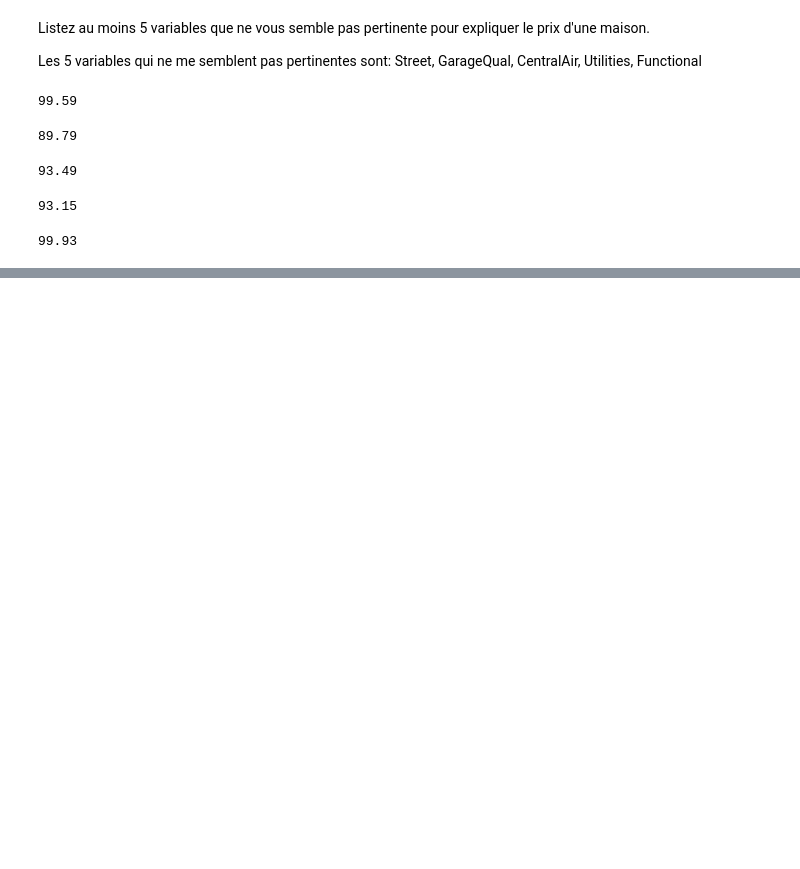
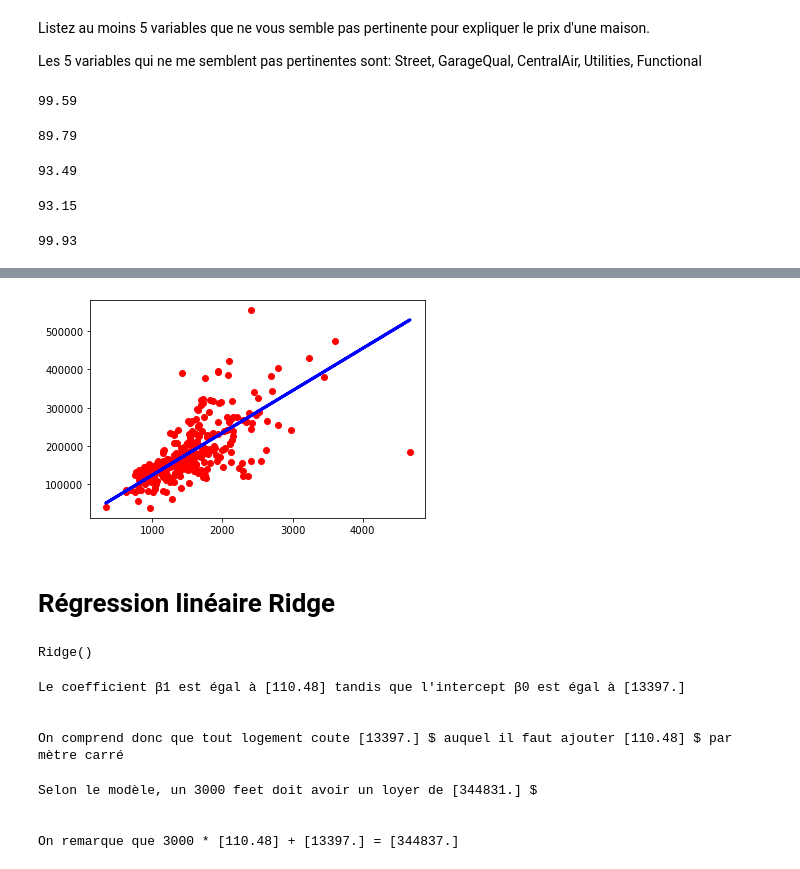
Before and after one commit to camillesauer/eda_maison, a Jupyter notebook: eda_maison.ipynb, the cells around one changed output, grey strips where cells are left out. Drawn from its saved outputs; the diff is of its cells as text; code cells hidden in the pictures; blank space fills up the shorter version.

```diff
--- a/eda_maison.ipynb
+++ b/eda_maison.ipynb
@@ -290,0 +393,10 @@ print(e)
+# %%
+# Plot outputs
+plt.scatter(xtest, ytest,  color='red')
+plt.plot(xtest, ytestpred, color='blue', linewidth=3)
+
+plt.show()
+# %% [output]
+[figure, added]
+# %% [markdown]
+# Régression linéaire Ridge
@@ -290,0 +409,34 @@ print(e)
+# %%
+model.fit(xtrain, ytrain)
+# %% [output]
+Ridge()
+# %%
+print("Le coefficient β1 est égal à {} tandis que l'intercept β0 est égal à {}"
+      .format(np.round(regr.coef_[0],2),np.round(regr.intercept_)))
+
+print("\n")
+
+print("On comprend donc que tout logement coute {} $ auquel il faut ajouter {} $ par mètre carré"
+     .format(np.round(regr.intercept_),np.round(regr.coef_[0],2)))
+# %% [output]
+Le coefficient β1 est égal à [110.48] tandis que l'intercept β0 est égal à [13397.]
+
+
+On comprend donc que tout logement coute [13397.] $ auquel il faut ajouter [110.48] $ par mètre carré
+# %%
+x_to_predict = 3000
+x_df =  pd.DataFrame({'surface': [x_to_predict]})
+
+print("Selon le modèle, un {} feet doit avoir un loyer de {} $"
+      .format(x_to_predict, np.round(regr.predict(x_df)[0])))
+
+print("\n")
+
+print ("On remarque que {} * {} + {} = {}"
+       .format(x_to_predict,np.round(regr.coef_[0],2),np.round(regr.intercept_),
+               x_to_predict*np.round(regr.coef_[0],2)+np.round(regr.intercept_)))
+# %% [output]
+Selon le modèle, un 3000 feet doit avoir un loyer de [344831.] $
+
+
+On remarque que 3000 * [110.48] + [13397.] = [344837.]
```
Also changed, not shown: parts of 31 cells of this notebook.
